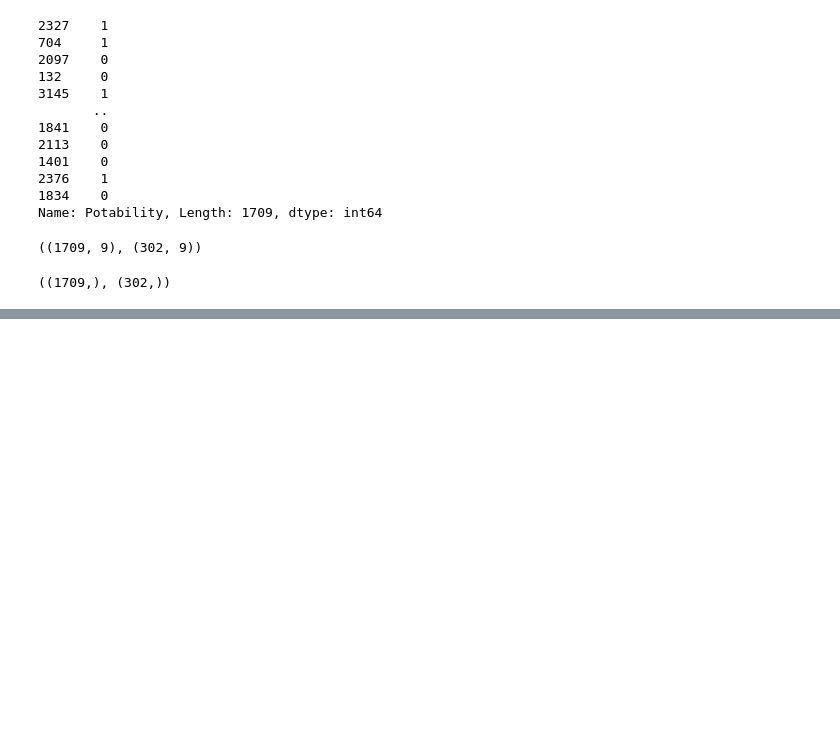
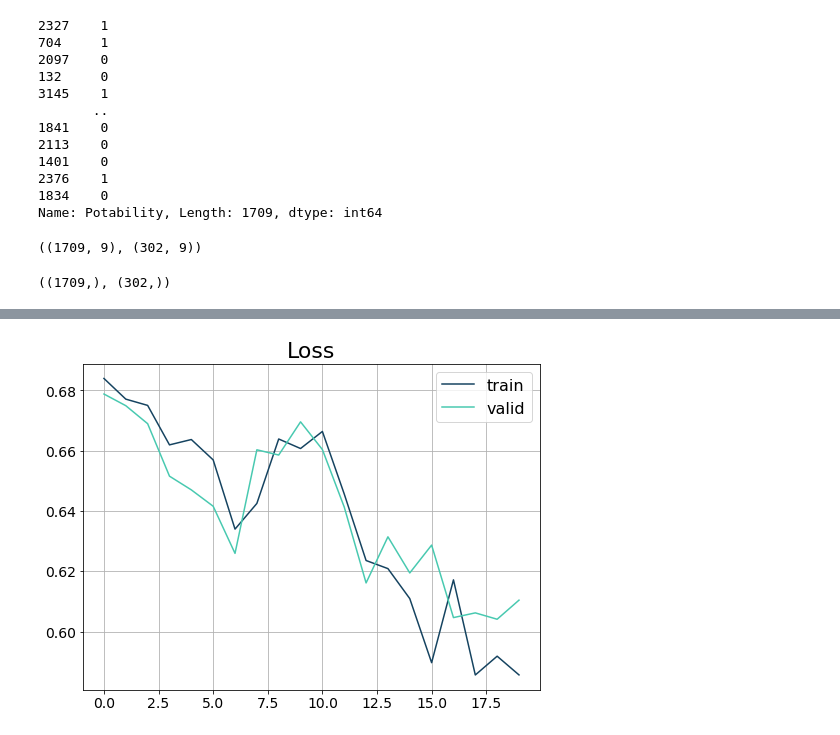
Before and after one commit to devshah21/Water-Quality-Prediction, a Jupyter notebook: Water_Quality_Analysis.ipynb, the cells around one changed output, grey strips where cells are left out. Saved outputs shown, nothing was run; the diff lists cells and outputs as text; code cells hidden in the pictures; blank space fills up the shorter version.

Commit message:
finished training model + testing; added more EDA

```diff
--- a/Water_Quality_Analysis.ipynb
+++ b/Water_Quality_Analysis.ipynb
@@ -213,0 +246,17 @@ X_valid = scale.transform(X_valid)
+# %%
+model = tf.keras.Sequential([
+    tf.keras.layers.Dense(input_shape = [9], units= 250, activation = 'relu'),
+    tf.keras.layers.Dense(units= 250, activation = 'relu'),
+    tf.keras.layers.Dense(units= 250, activation = 'relu'),
+    tf.keras.layers.Dense(units= 250, activation = 'relu'),
+    tf.keras.layers.Dense(units= 250, activation = 'relu'),
+    tf.keras.layers.Dense(units= 250, activation = 'relu'),
+    tf.keras.layers.Dense(units= 250, activation = 'relu'),
+    tf.keras.layers.Dense(units= 250, activation = 'relu'),
+    tf.keras.layers.Dense(units= 1, activation = 'sigmoid')
+])
+# %%
+model.compile(
+    loss='binary_crossentropy',
+    metrics=['binary_accuracy'],
+    optimizer = 'adam')
@@ -213,0 +283,7 @@ X_valid = scale.transform(X_valid)
+# %%
+results = model.fit(
+        X_train, y_train,
+        validation_data=(X_valid, y_valid),
+        epochs=20,
+        batch_size = 100
+)
@@ -213,0 +312,13 @@ X_valid = scale.transform(X_valid)
+# %%
+plt.figure(figsize=(18, 6))
+
+plt.subplot(1, 2, 1)
+plt.plot(results.history['loss'], '#154360')
+plt.plot(results.history['val_loss'], '#48C9B0')
+plt.legend(['train', 'valid'], prop={'size': 16})
+plt.xticks(fontsize=14)
+plt.yticks(fontsize=14)
+plt.title('Loss', size=22)
+plt.grid(True)
+# %% [output]
+[figure, added]
```
Also changed, not shown: parts of 6 cells of this notebook.
